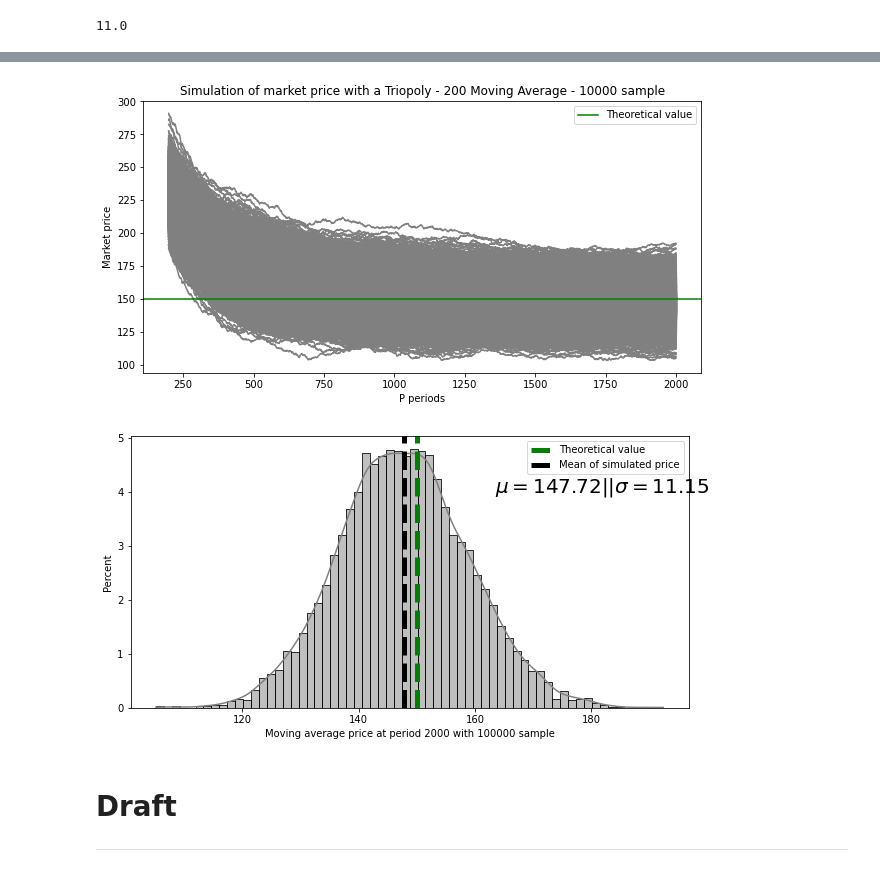
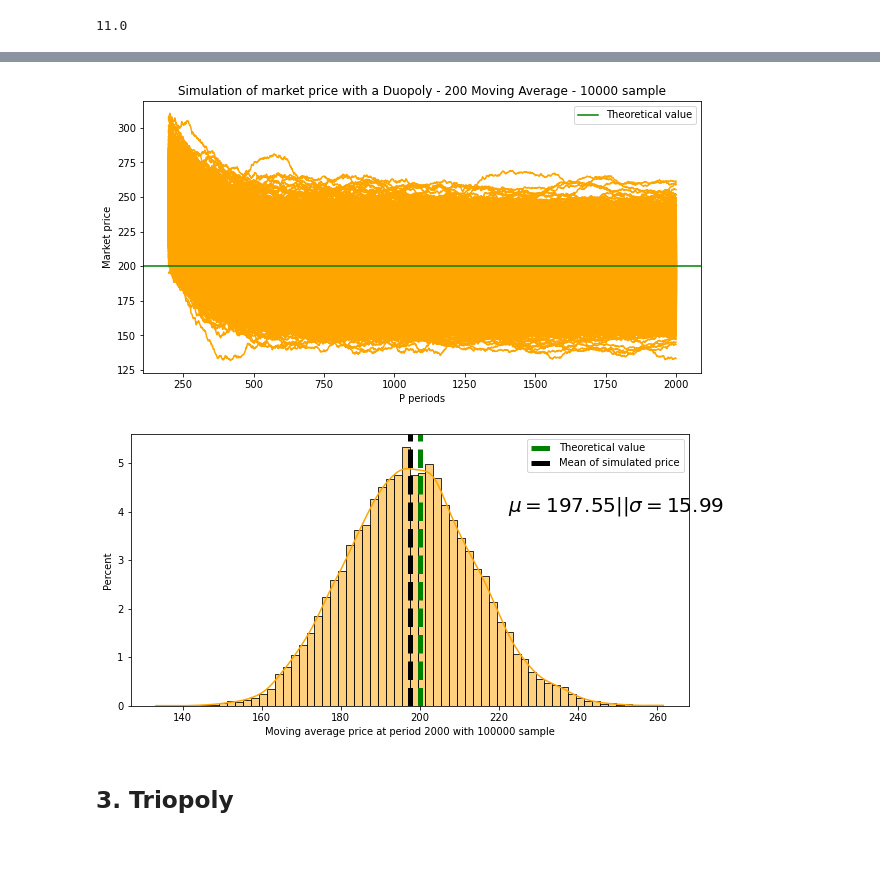
Before and after one commit to keyserwood/EcoIndus, a Jupyter notebook: 1.0-er_industrial_economy.ipynb, the cells around one changed output, grey strips where cells are left out. Drawn from its saved outputs; the diff is of its cells as text; code cells hidden in the pictures.

```diff
--- a/1.0-er_industrial_economy.ipynb
+++ b/1.0-er_industrial_economy.ipynb
@@ -225,19 +222,22 @@ Wall time: 103 ms
 # %%
 @njit(parallel=True)
-def multi_cournot_mult_struct(n_struct,p_periods,n_sample,initial_propension=90000,delta=0.3,mu=0.002,gamma=0.01,total_demand=600):
-    prices = np.zeros((2000,n_struct,n_sample))
-    for n_firm in prange(n_struct):
-        for sample in prange(n_sample):
-                price_vec = numba_cournot_framework(n_firms = n_firm+1,p_periods =p_periods)[-1]
-                ### Need to compute MA 200
-                #series_price_vec = pd.Series(price_vec).rolling(200).mean()
-                prices[:,n_firm,sample] = price_vec[:]
-    return prices
-@njit(parallel=False)
-def multi_cournot_one_struct(struct,p_periods,n_sample,initial_propension=90000,delta=0.3,mu=0.002,gamma=0.01,total_demand=600):
+def multi_cournot_one_struct(n_firms,p_periods,n_sample,initial_propension=90000,delta=0.3,mu=0.002,gamma=0.01,total_demand=600):
+    """Launch multiple cournot simulation for a given market structure
+    Args :
+        n_firms (int): Number of firms : n_firms>=1
+        p_periods (int): Number of simulation periods
+        n_sample (int): Number of simulations
+        initial_propension (float) : initial_propension for each value
+        mu (float) : extinction in finite time
+        gamma (float) : gradual forgetting
+        delta (float) : persistent local experimentation
+        total_demand (int): total demand of market
+    Returns:
+        prices (np.array): array storing price for our n_samples
+    """
     prices = np.zeros((2000,n_sample))
     for sample in prange(n_sample):
-        price_vec = numba_cournot_framework(n_firms = struct,p_periods =p_periods)[-1]
+        price_vec = numba_cournot_framework(n_firms = n_firms,p_periods =p_periods)[-1]
         ### Need to compute MA 200
         #series_price_vec = pd.Series(price_vec).rolling(200).mean()
         prices[:,sample] = price_vec[:]
@@ -287,6 +297,4 @@ Wall time: 33.5 s
 # %%
 %%time
-n_firm =3
-prices = multi_cournot_one_struct(struct=n_firm,p_periods=2000,
-                                  n_sample=10000)
+duo_prices = multi_cournot_one_struct(n_firms=2,p_periods=2000,n_sample=10000)
 # %% [output]
@@ -295,8 +303,5 @@ Wall time: 35.2 s
 # %%
-c =plot_multiple(prices,n_firm,n_sample=100000,color="gray")
+c =plot_multiple(duo_prices,2,n_sample=100000,color="orange")
 # %% [output]
-[figure, old version]
+[figure, new version]
-[figure, old version]
+[figure, new version]
-# %% [markdown]
-# Draft
-****
@@ -354,0 +308,2 @@ def cournot_framework(n_firms, p_periods,initial_propension=90000,delta=0.3,mu=0
+# %% [markdown]
+## 3. Triopoly
```
Also changed, not shown: parts of 14 cells of this notebook, 2 other files.
